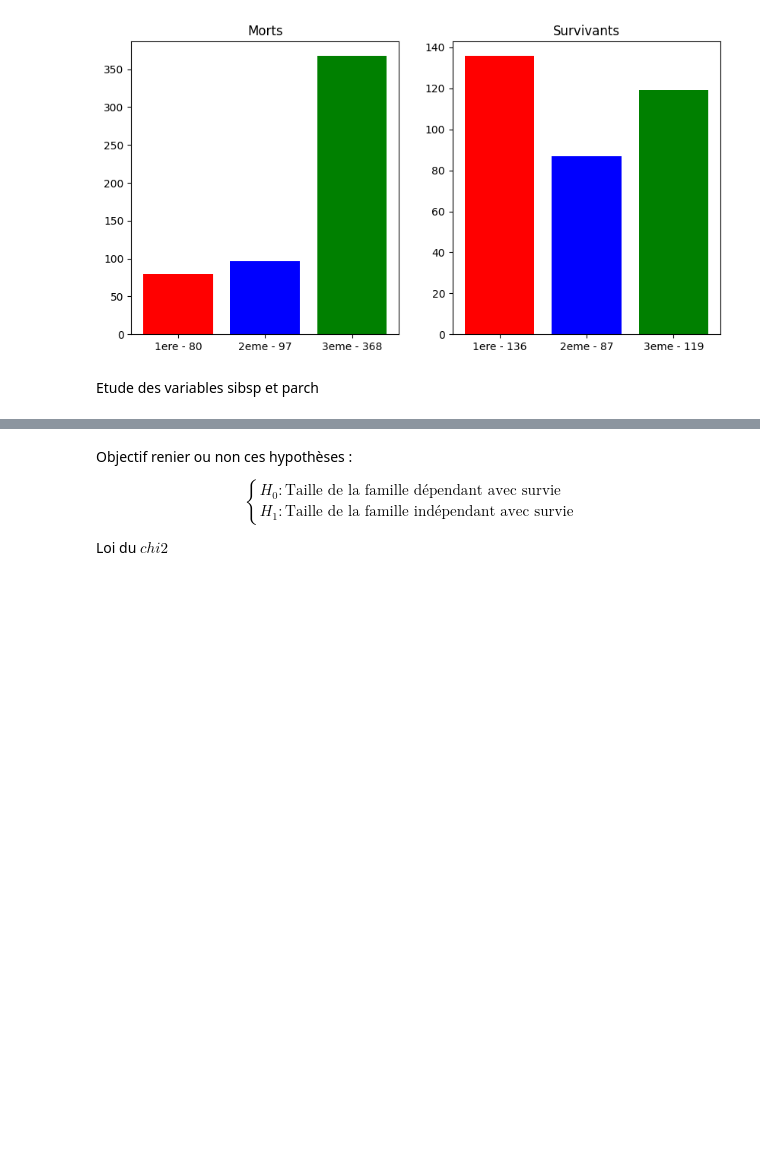
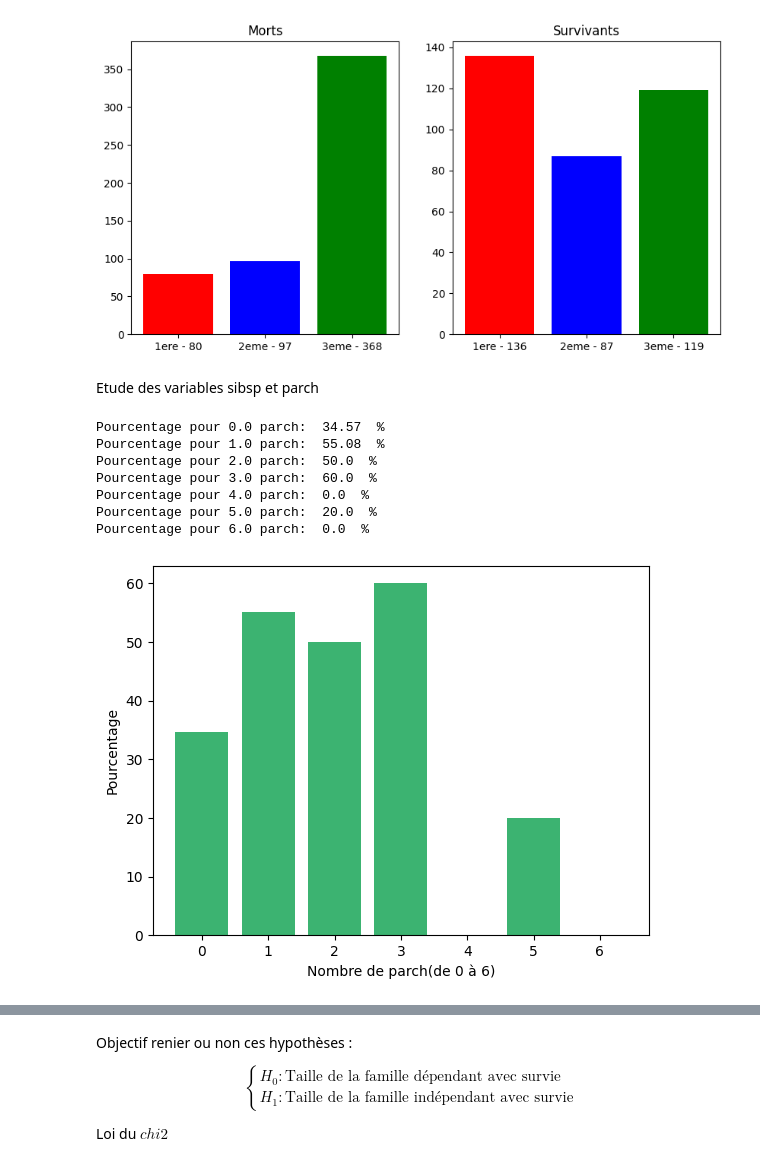
Before and after one commit to Noah-Agnel/Titanic, a Jupyter notebook: data_analysis.ipynb, the cells around one changed output, grey strips where cells are left out. Cells and saved outputs as stored; diff of their text form; code cells hidden in the pictures; blank space fills up the shorter version.

```diff
--- a/data_analysis.ipynb
+++ b/data_analysis.ipynb
@@ -133,3 +136,29 @@ Rapport morts/vivants en troisieme classe:  3.092436974789916
 [figure]
 # %% [markdown]
 Etude des variables sibsp et parch
+# %%
+#Ici on représente le taux de survie des passagers en fonction du nombre du nombre de leurs parents ou enfants à bord
+mod_parch = np.unique(parch)
+taux_survie_par_parch = {}
+
+for mod in mod_parch:
+    total_mod = titanic[parch == mod]
+    survivants_mod = titanic[np.logical_and(parch == mod, vivants)]
+    taux = len(survivants_mod) / len(total_mod) * 100
+    taux_survie_par_parch[mod] = taux
+    print('Pourcentage pour' ,mod, 'parch: ',round(taux_survie_par_parch[mod],2), ' %')
+
+plt.bar(mod_parch, taux_survie_par_parch.values(), color='mediumseagreen')
+plt.ylabel('Pourcentage')
+plt.xlabel('Nombre de parch(de 0 à 6)')
+plt.xticks(np.arange(7));
+# on voit par exemple que lorsqu'un passager a 3 enfants et parents au total son chance de survie est de 60%
+# %% [output]
+Pourcentage pour 0.0 parch:  34.57  %
+Pourcentage pour 1.0 parch:  55.08  %
+Pourcentage pour 2.0 parch:  50.0  %
+Pourcentage pour 3.0 parch:  60.0  %
+Pourcentage pour 4.0 parch:  0.0  %
+Pourcentage pour 5.0 parch:  20.0  %
+Pourcentage pour 6.0 parch:  0.0  %
+[figure, added]
```
Also changed, not shown: parts of 18 cells of this notebook.
